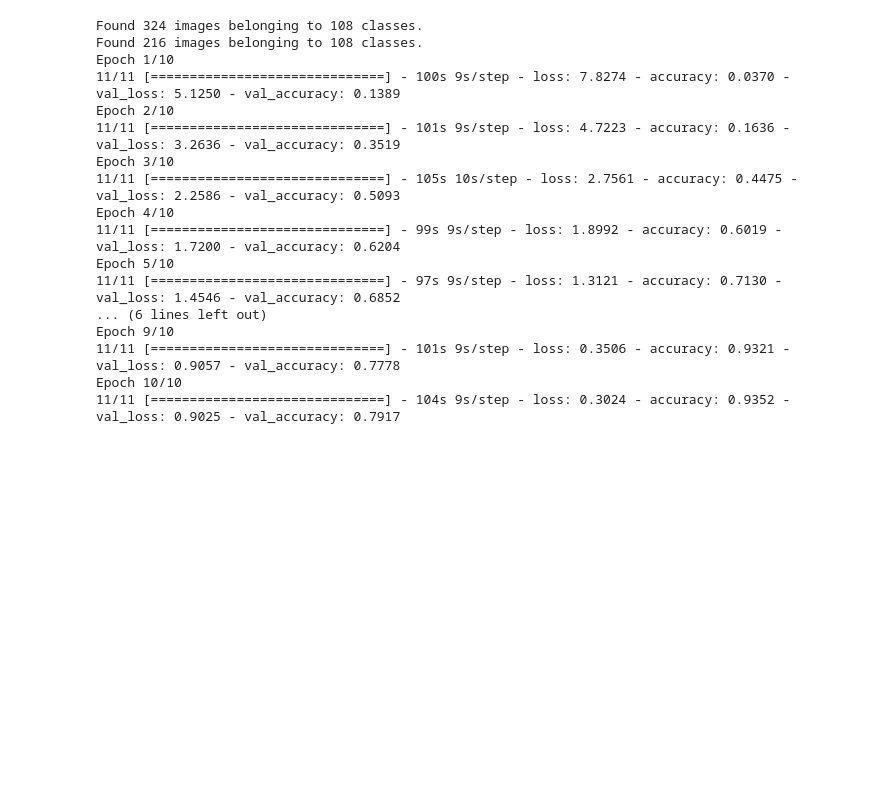
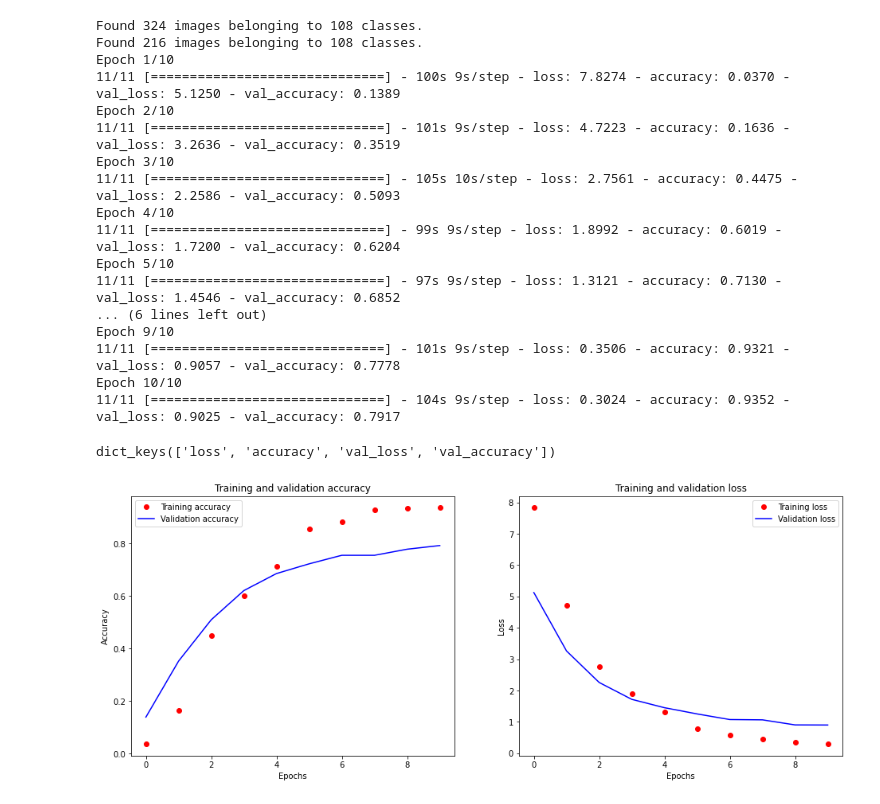
Before and after one commit to dbo1001/UBU-TFG-iris_classifier, a Jupyter notebook: notebooks/#4 VGG-16.ipynb, the cells around one changed output. Cells and saved outputs as stored; diff of their text form; code cells hidden in the pictures; blank space fills up the shorter version.

```diff
--- a/notebooks/#4 VGG-16.ipynb
+++ b/notebooks/#4 VGG-16.ipynb
@@ -198,0 +199,39 @@ model.save('modelV1.h5')
+# %%
+history_dict = history.history
+history_dict.keys()
+# %% [output]
+dict_keys(['loss', 'accuracy', 'val_loss', 'val_accuracy'])
+# %%
+loss = history_dict['loss']
+val_loss = history_dict['val_loss']
+
+acc = history_dict['accuracy']
+val_acc = history_dict['val_accuracy']
+
+epochs = range(len(acc))
+
+
+fig, (ax0, ax1) = plt.subplots(1, 2, sharex=True, figsize=(16,6))
+# bo -> blue dot
+# b -> solid blue line
+ax0.plot(epochs, acc, 'bo', label='Training accuracy', color='r')
+ax0.plot(epochs, val_acc, 'b', label='Validation accuracy')
+ax0.set(
+    title='Training and validation accuracy',
+    xlabel='Epochs',
+    ylabel='Accuracy'
+)
+ax0.legend()
+#################################
+ax1.plot(epochs, loss, 'bo', label='Training loss', color='r')
+ax1.plot(epochs, val_loss, 'b', label='Validation loss')
+ax1.set(
+    title='Training and validation loss',
+    xlabel='Epochs',
+    ylabel='Loss'
+)
+ax1.legend()
+
+plt.show()
+# %% [output]
+[figure, added]
```
Also changed, not shown: parts of 8 cells of this notebook.
